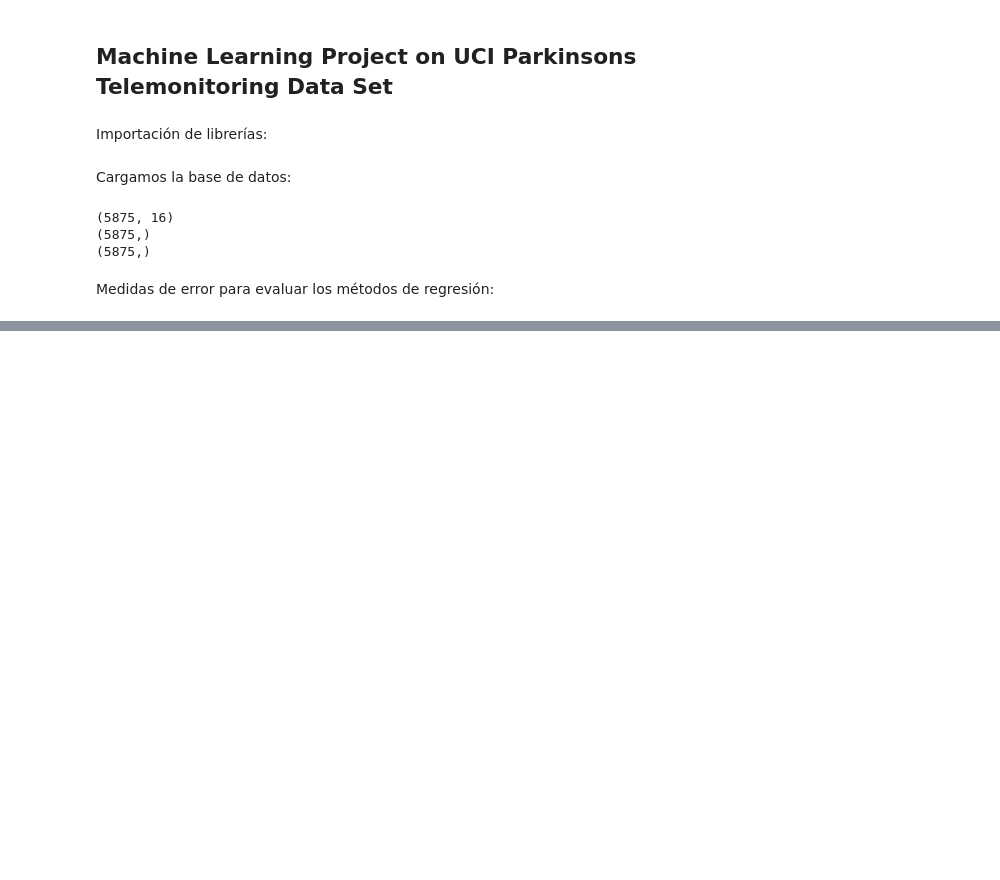
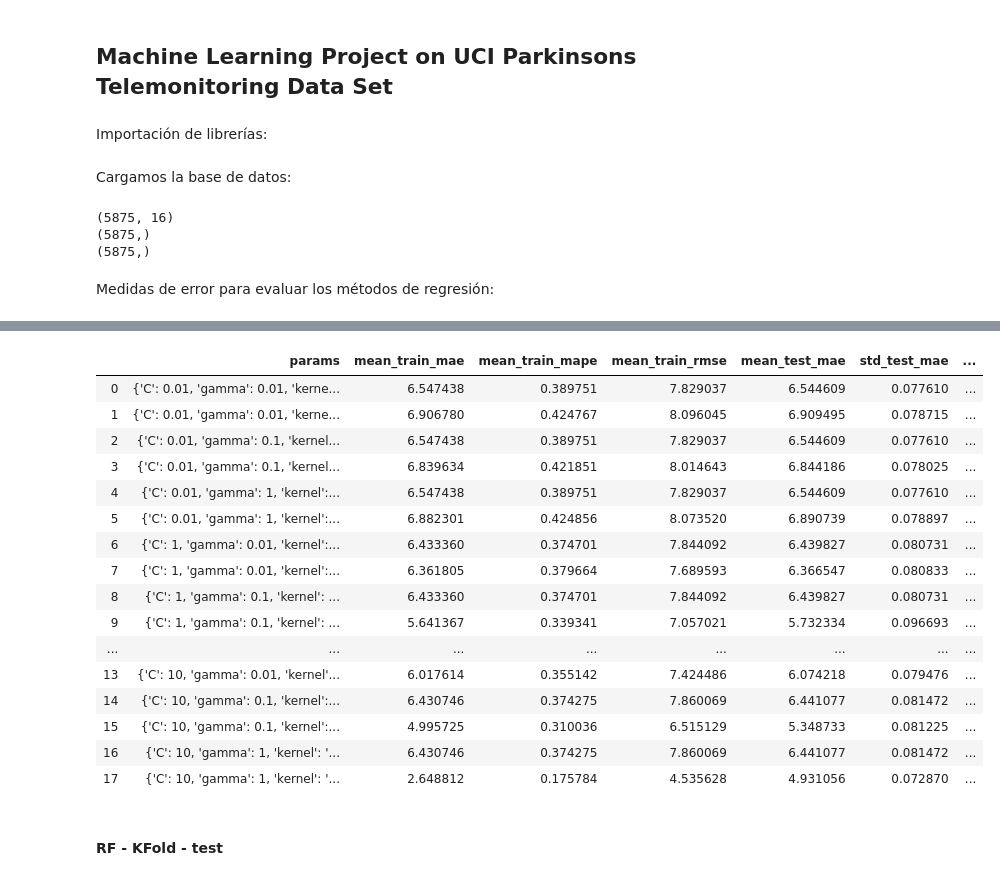
Before and after one commit to kevinmaiden7/ML_ParkinsonDisease, a Jupyter notebook: base_code.ipynb, the cells around one changed output, grey strips where cells are left out. Cells and saved outputs as stored; diff of their text form; code cells hidden in the pictures; blank space fills up the shorter version.

Commit message:
updating base_code: SuffleSplit test

```diff
--- a/base_code.ipynb
+++ b/base_code.ipynb
@@ -340,0 +149,38 @@ for i in range(np.size(trees)):
+# %%
+# MAE, MAPE, RMSE
+
+from sklearn.model_selection import ShuffleSplit
+from sklearn import preprocessing
+from sklearn.model_selection import GridSearchCV
+from sklearn.svm import SVR
+from sklearn.metrics import make_scorer, mean_absolute_error, mean_squared_error
+
+# Normalizamos los datos
+scaler = preprocessing.StandardScaler().fit(X)
+X_norm = scaler.transform(X)
+
+random.seed(19680801)
+
+iterations = 10
+bootstrap = ShuffleSplit(n_splits=iterations, train_size=.7)
+index = bootstrap.split(X, Y)
+
+model = SVR()
+
+parameters = {'kernel': ['linear', 'rbf'],
+              'C': [0.01, 1, 10],
+              'gamma': [0.01, 0.1, 1]}
+
+#print(model.get_params().keys())
+
+# métricas de error
+# greater_is_better=True by default
+mae = make_scorer(mean_absolute_error)
+mape = make_scorer(MAPE)
+rmse = make_scorer(mean_squared_error, squared=False)
+
+scores = {'mae':mae,'mape':mape,'rmse':rmse}
+
+# Run the grid search
+grid_obj = GridSearchCV(model, parameters, scoring=scores, cv=index, return_train_score=True, refit=False, verbose=12)
+grid_obj = grid_obj.fit(X_norm, Y)
@@ -340,0 +207,25 @@ for i in range(np.size(trees)):
+# %%
+outcomes = pd.DataFrame(grid_obj.cv_results_)
+outcomes = outcomes[['params', 'mean_train_mae', 'mean_train_mape', 'mean_train_rmse',
+            'mean_test_mae', 'std_test_mae', 'mean_test_mape', 'std_test_mape', 'mean_test_rmse', 'std_test_rmse']]
+outcomes
+# %% [output]
+|  | params | mean_train_mae | mean_train_mape | mean_train_rmse | mean_test_mae | std_test_mae | ... |
+| 0 | {'C': 0.01, 'gamma': 0.01, 'kerne... | 6.547438 | 0.389751 | 7.829037 | 6.544609 | 0.077610 | ... |
+| 1 | {'C': 0.01, 'gamma': 0.01, 'kerne... | 6.906780 | 0.424767 | 8.096045 | 6.909495 | 0.078715 | ... |
+| 2 | {'C': 0.01, 'gamma': 0.1, 'kernel... | 6.547438 | 0.389751 | 7.829037 | 6.544609 | 0.077610 | ... |
+| 3 | {'C': 0.01, 'gamma': 0.1, 'kernel... | 6.839634 | 0.421851 | 8.014643 | 6.844186 | 0.078025 | ... |
+| 4 | {'C': 0.01, 'gamma': 1, 'kernel':... | 6.547438 | 0.389751 | 7.829037 | 6.544609 | 0.077610 | ... |
+| 5 | {'C': 0.01, 'gamma': 1, 'kernel':... | 6.882301 | 0.424856 | 8.073520 | 6.890739 | 0.078897 | ... |
+| 6 | {'C': 1, 'gamma': 0.01, 'kernel':... | 6.433360 | 0.374701 | 7.844092 | 6.439827 | 0.080731 | ... |
+| 7 | {'C': 1, 'gamma': 0.01, 'kernel':... | 6.361805 | 0.379664 | 7.689593 | 6.366547 | 0.080833 | ... |
+| 8 | {'C': 1, 'gamma': 0.1, 'kernel': ... | 6.433360 | 0.374701 | 7.844092 | 6.439827 | 0.080731 | ... |
+| 9 | {'C': 1, 'gamma': 0.1, 'kernel': ... | 5.641367 | 0.339341 | 7.057021 | 5.732334 | 0.096693 | ... |
+| ... | ... | ... | ... | ... | ... | ... | ... |
+| 13 | {'C': 10, 'gamma': 0.01, 'kernel'... | 6.017614 | 0.355142 | 7.424486 | 6.074218 | 0.079476 | ... |
+| 14 | {'C': 10, 'gamma': 0.1, 'kernel':... | 6.430746 | 0.374275 | 7.860069 | 6.441077 | 0.081472 | ... |
+| 15 | {'C': 10, 'gamma': 0.1, 'kernel':... | 4.995725 | 0.310036 | 6.515129 | 5.348733 | 0.081225 | ... |
+| 16 | {'C': 10, 'gamma': 1, 'kernel': '... | 6.430746 | 0.374275 | 7.860069 | 6.441077 | 0.081472 | ... |
+| 17 | {'C': 10, 'gamma': 1, 'kernel': '... | 2.648812 | 0.175784 | 4.535628 | 4.931056 | 0.072870 | ... |
+# %% [markdown]
+#### RF - KFold - test
```
Also changed, not shown: parts of 24 cells of this notebook.
